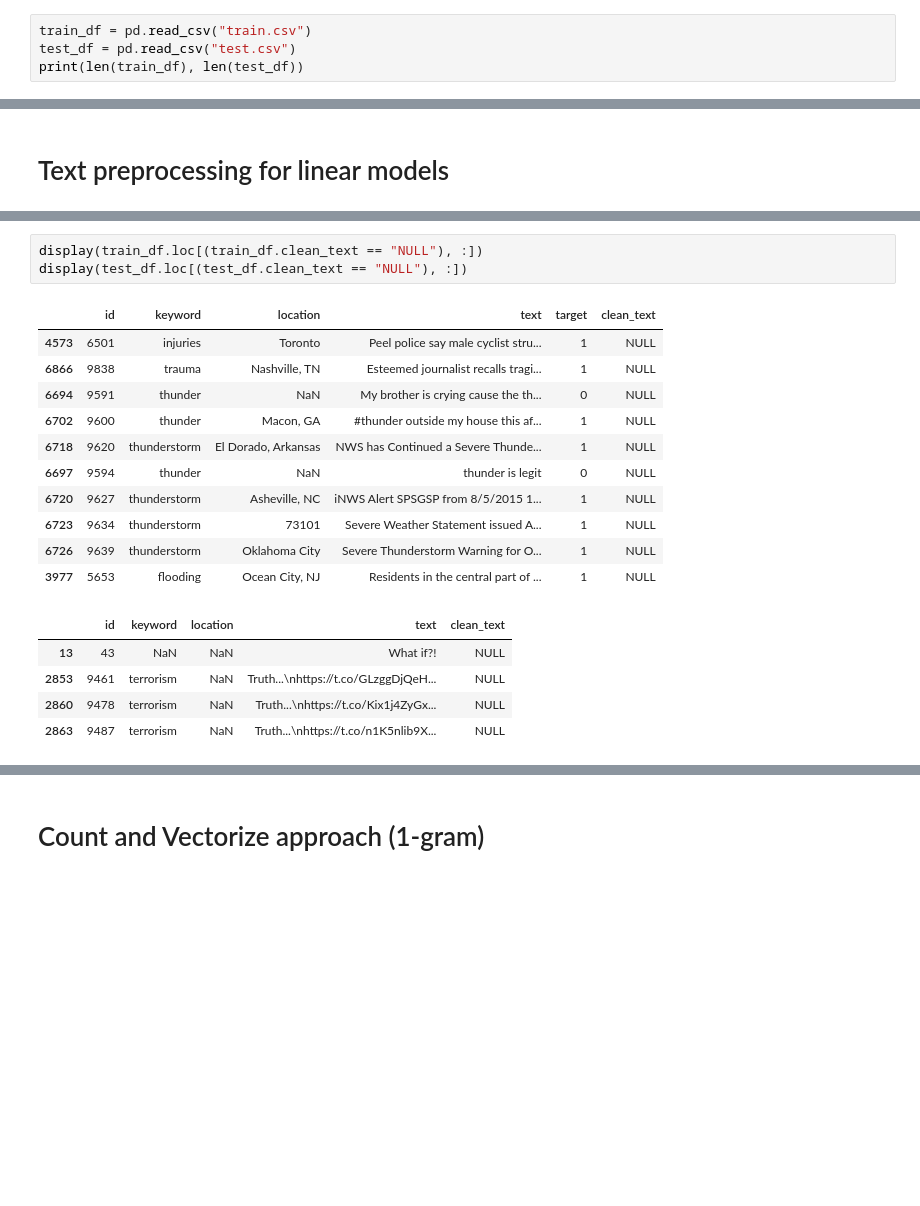
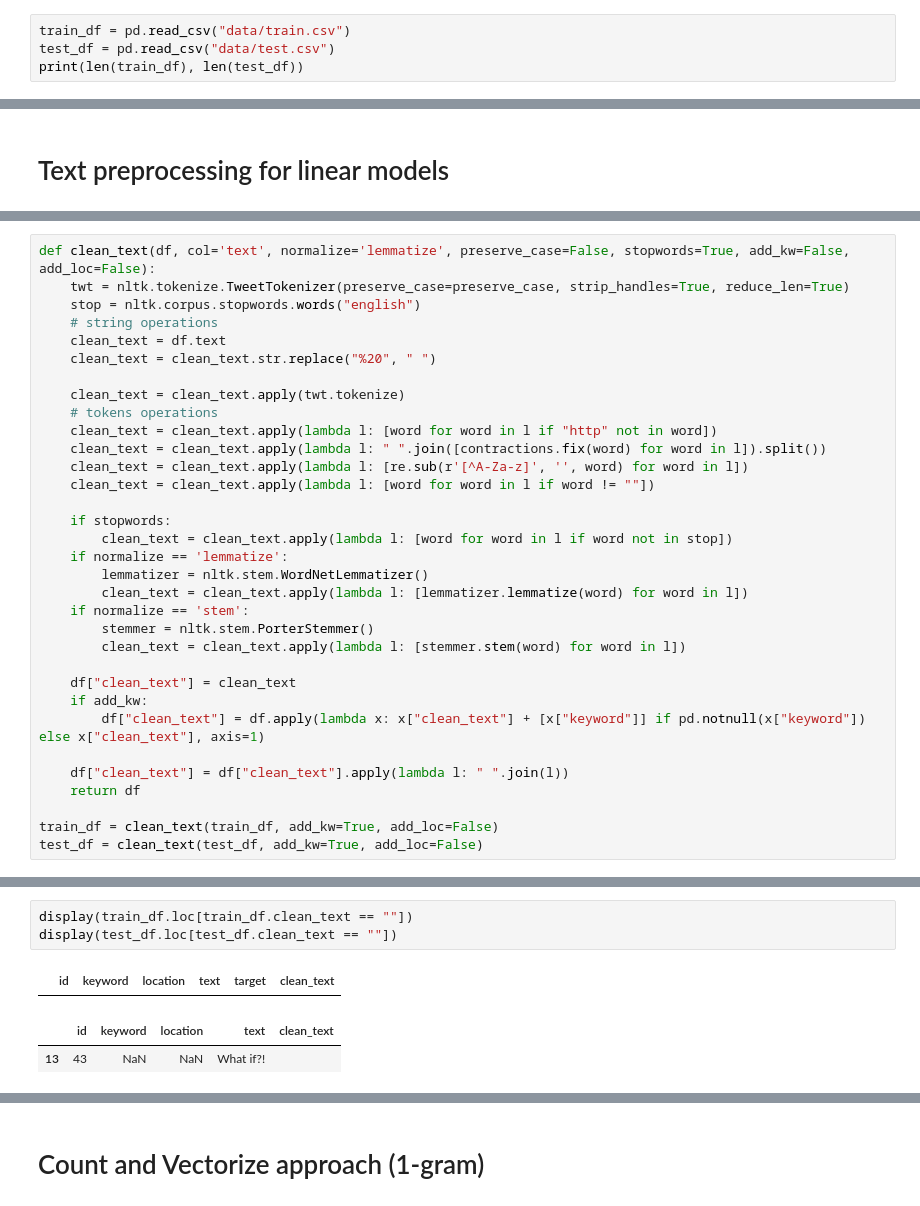
Before and after one commit to chantomkit/Kaggle-Disaster-Tweets, a Jupyter notebook: twitter-nlp-by-ridgeclassifier-xgb-bert.ipynb, the cells around one changed output, grey strips where cells are left out. Drawn from its saved outputs; the diff is of its cells as text; blank space fills up the shorter version.

```diff
--- a/twitter-nlp-by-ridgeclassifier-xgb-bert.ipynb
+++ b/twitter-nlp-by-ridgeclassifier-xgb-bert.ipynb
@@ -26,8 +26,8 @@ import nltk
 # nltk.download('stopwords')
 # nltk.download('wordnet')
 # %%
-train_df = pd.read_csv("train.csv")
-test_df = pd.read_csv("test.csv")
+train_df = pd.read_csv("data/train.csv")
+test_df = pd.read_csv("data/test.csv")
 print(len(train_df), len(test_df))
 # %% [output]
 7613 3263
@@ -105,0 +48,33 @@ See the caveats in the documentation: https://pandas.pydata.org/pandas-docs/stab
+# %%
+def clean_text(df, col='text', normalize='lemmatize', preserve_case=False, stopwords=True, add_kw=False, add_loc=False):
+    twt = nltk.tokenize.TweetTokenizer(preserve_case=preserve_case, strip_handles=True, reduce_len=True)
+    stop = nltk.corpus.stopwords.words("english")
+    # string operations
+    clean_text = df.text
+    clean_text = clean_text.str.replace("%20", " ")
+
+    clean_text = clean_text.apply(twt.tokenize)
+    # tokens operations
+    clean_text = clean_text.apply(lambda l: [word for word in l if "http" not in word])
+    clean_text = clean_text.apply(lambda l: " ".join([contractions.fix(word) for word in l]).split())
+    clean_text = clean_text.apply(lambda l: [re.sub(r'[^A-Za-z]', '', word) for word in l])
+    clean_text = clean_text.apply(lambda l: [word for word in l if word != ""])
+
+    if stopwords:
+        clean_text = clean_text.apply(lambda l: [word for word in l if word not in stop])
+    if normalize == 'lemmatize':
+        lemmatizer = nltk.stem.WordNetLemmatizer()
+        clean_text = clean_text.apply(lambda l: [lemmatizer.lemmatize(word) for word in l])
+    if normalize == 'stem':
+        stemmer = nltk.stem.PorterStemmer()
+        clean_text = clean_text.apply(lambda l: [stemmer.stem(word) for word in l])
+
+    df["clean_text"] = clean_text
+    if add_kw:
+        df["clean_text"] = df.apply(lambda x: x["clean_text"] + [x["keyword"]] if pd.notnull(x["keyword"]) else x["clean_text"], axis=1)
+
+    df["clean_text"] = df["clean_text"].apply(lambda l: " ".join(l))
+    return df
+
+train_df = clean_text(train_df, add_kw=True, add_loc=False)
+test_df = clean_text(test_df, add_kw=True, add_loc=False)
@@ -128,23 +106,10 @@ pd.concat([pos_common, neg_common], axis=1)
 # %%
-display(train_df.loc[(train_df.clean_text == "NULL"), :])
-display(test_df.loc[(test_df.clean_text == "NULL"), :])
+display(train_df.loc[train_df.clean_text == ""])
+display(test_df.loc[test_df.clean_text == ""])
 # %% [output]
 |  | id | keyword | location | text | target | clean_text |
-| 4573 | 6501 | injuries | Toronto | Peel police say male cyclist stru... | 1 | NULL |
-| 6866 | 9838 | trauma | Nashville, TN | Esteemed journalist recalls tragi... | 1 | NULL |
-| 6694 | 9591 | thunder | NaN | My brother is crying cause the th... | 0 | NULL |
-| 6702 | 9600 | thunder | Macon, GA | #thunder outside my house this af... | 1 | NULL |
-| 6718 | 9620 | thunderstorm | El Dorado, Arkansas | NWS has Continued a Severe Thunde... | 1 | NULL |
-| 6697 | 9594 | thunder | NaN | thunder is legit | 0 | NULL |
-| 6720 | 9627 | thunderstorm | Asheville, NC | iNWS Alert SPSGSP from 8/5/2015 1... | 1 | NULL |
-| 6723 | 9634 | thunderstorm | 73101 | Severe Weather Statement issued A... | 1 | NULL |
-| 6726 | 9639 | thunderstorm | Oklahoma City | Severe Thunderstorm Warning for O... | 1 | NULL |
-| 3977 | 5653 | flooding | Ocean City, NJ | Residents in the central part of ... | 1 | NULL |
 |  | id | keyword | location | text | clean_text |
-| 13 | 43 | NaN | NaN | What if?! | NULL |
-| 2853 | 9461 | terrorism | NaN | Truth...\nhttps://t.co/GLzggDjQeH... | NULL |
-| 2860 | 9478 | terrorism | NaN | Truth...\nhttps://t.co/Kix1j4ZyGx... | NULL |
-| 2863 | 9487 | terrorism | NaN | Truth...\nhttps://t.co/n1K5nlib9X... | NULL |
+| 13 | 43 | NaN | NaN | What if?! |  |
 # %%
 display(train_df.sample(frac=1).head(10))
 display(test_df.sample(frac=1).head(10))
```
Also changed, not shown: parts of 19 cells of this notebook, 4 other files.
